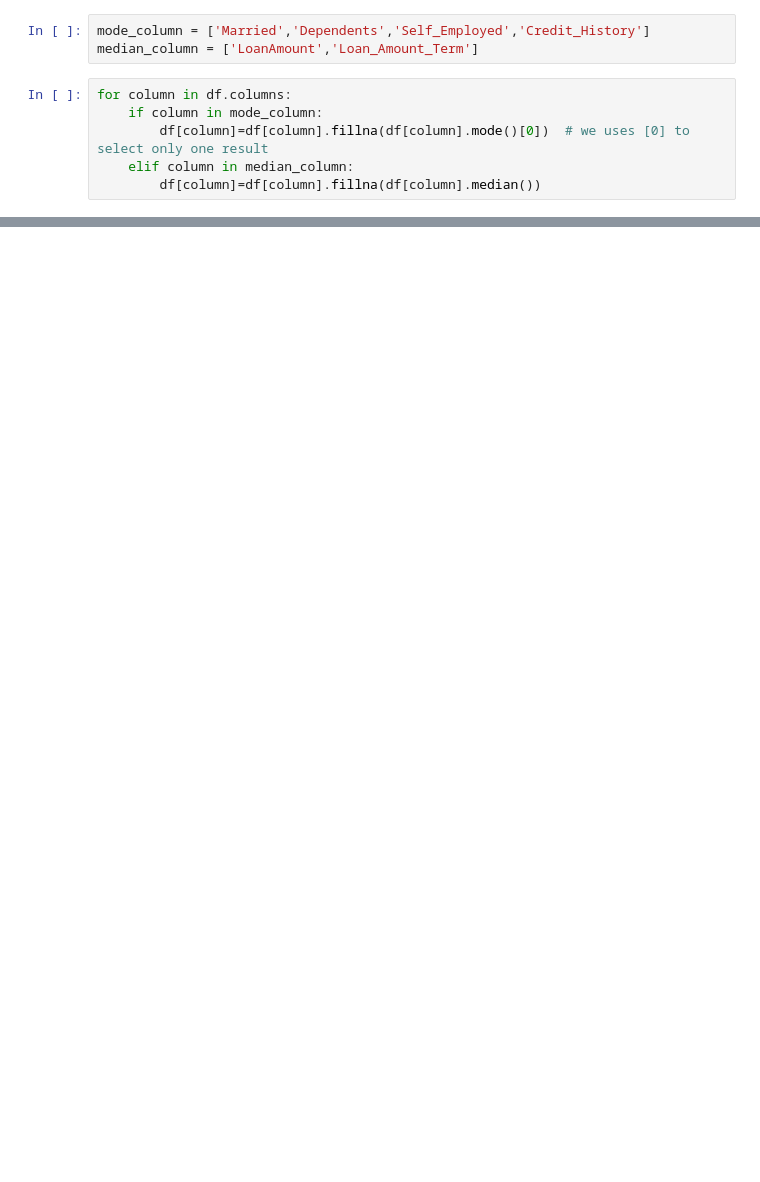
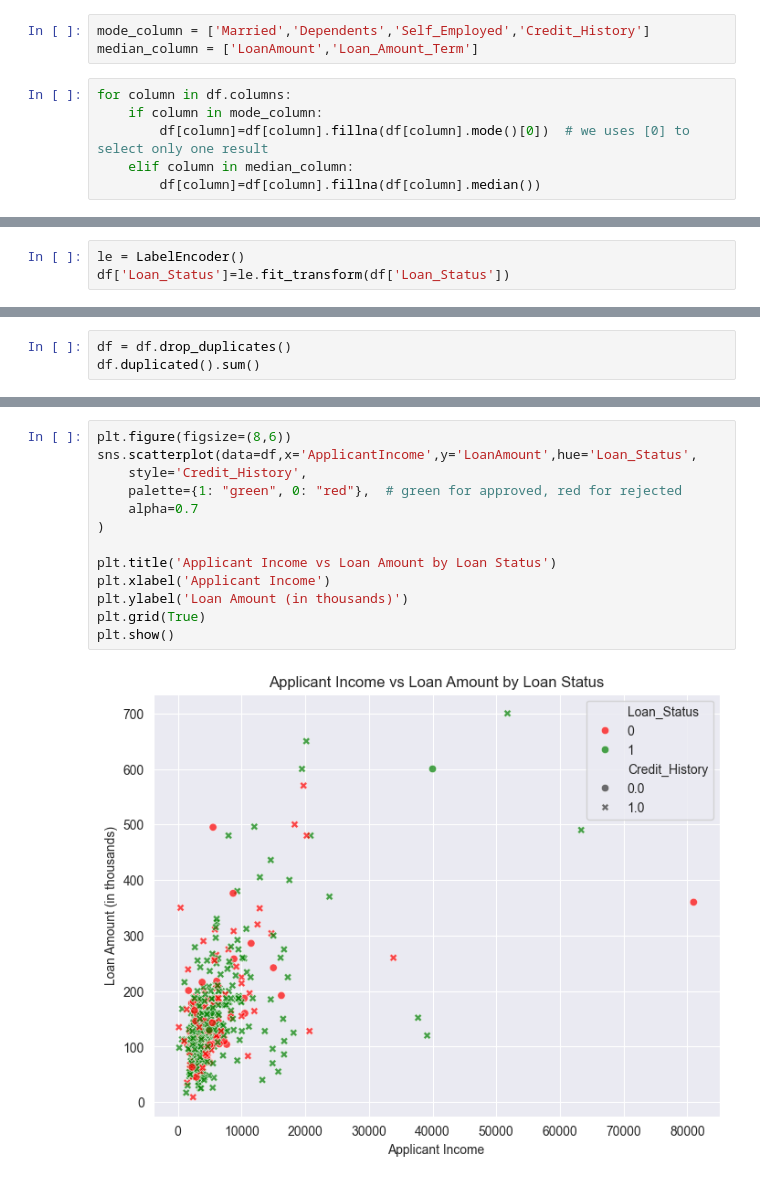
Before and after one commit to Rishant-gupta/loan-approval-model, a Jupyter notebook: sample.ipynb, the cells around one changed output, grey strips where cells are left out. Cells and saved outputs as stored; diff of their text form; blank space fills up the shorter version.

```diff
--- a/sample.ipynb
+++ b/sample.ipynb
@@ -123,0 +151,3 @@ dtype: int64
+# %%
+le = LabelEncoder()
+df['Loan_Status']=le.fit_transform(df['Loan_Status'])
@@ -123,0 +201,3 @@ dtype: int64
+# %%
+df = df.drop_duplicates()
+df.duplicated().sum()
@@ -123,0 +212,15 @@ dtype: int64
+# %%
+plt.figure(figsize=(8,6))
+sns.scatterplot(data=df,x='ApplicantIncome',y='LoanAmount',hue='Loan_Status',
+    style='Credit_History',
+    palette={1: "green", 0: "red"},  # green for approved, red for rejected
+    alpha=0.7
+)
+
+plt.title('Applicant Income vs Loan Amount by Loan Status')
+plt.xlabel('Applicant Income')
+plt.ylabel('Loan Amount (in thousands)')
+plt.grid(True)
+plt.show()
+# %% [output]
+[figure, added]
```
Also changed, not shown: parts of 45 cells of this notebook.
